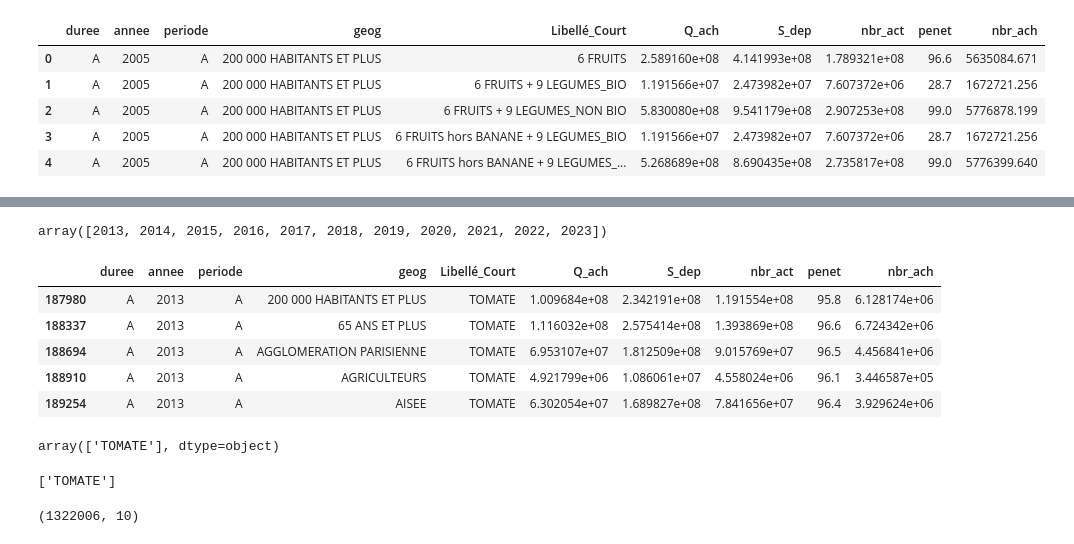
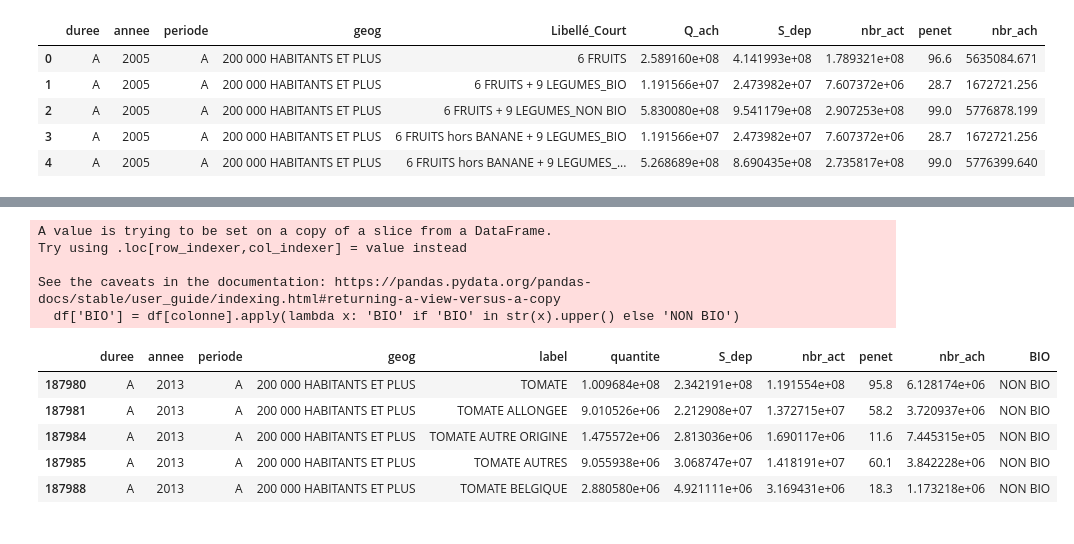
Before and after one commit to fpetitit/hackathon-alimentation, a Jupyter notebook: Hackaton.ipynb, the cells around one changed output, grey strips where cells are left out. Cells and saved outputs as stored; diff of their text form; code cells hidden in the pictures.

```diff
--- a/Hackaton.ipynb
+++ b/Hackaton.ipynb
@@ -15,7 +15,8 @@ df.head()
 | 3 | A | 2005 | A | 200 000 HABITANTS ET PLUS | 6 FRUITS hors BANANE + 9 LEGUMES_BIO | 1.191566e+07 | 2.473982e+07 | 7.607372e+06 | 28.7 | 1672721.256 |
 | 4 | A | 2005 | A | 200 000 HABITANTS ET PLUS | 6 FRUITS hors BANANE + 9 LEGUMES_... | 5.268689e+08 | 8.690435e+08 | 2.735817e+08 | 99.0 | 5776399.640 |
 # %%
-df = df.rename(columns={'Libellé_Court': 'label'})
+df = df.rename(columns={'Libellé_Court': 'label', 'Q_ach' : 'quantite'})
+df = df[df.annee >= 2013]
 # %%
 df.info()
 # %% [output]
@@ -39,8 +40,3 @@ memory usage: 204.4+ MB
-# %%
-def find_tomate(df, colonne='label'):
-  regex = fr'\b{str}(?:es?|_[A-Za-z]+)?\b'
-  resultats = df[df[colonne].str.contains(regex, flags=re.IGNORECASE, na=False)]
-  return resultats
 # %%
 df.shape
 # %% [output]
@@ -87,4 +43,0 @@ df_last_ten_years.shape
-# %%
-df_last_ten_years.annee.unique()
-# %% [output]
-array([2013, 2014, 2015, 2016, 2017, 2018, 2019, 2020, 2021, 2022, 2023])
@@ -98,13 +44,47 @@ df_filtre = create_df_only_tomatoes(df_last_ten_years)
+# %%
+def find_tomate(df, colonne='label'):
+  regex = r'\btomate(?:s?|_[A-Za-z0-9]+)?\b'
+  resultats = df[df[colonne].str.contains(regex, flags=re.IGNORECASE, na=False)]
+  return resultats
+
+def nettoyer_libelle(df, colonne='label', remplace_underscore=True, supprime_non_bio=True, remplace_espaces=True, supprime_espace_fin=True):
+    if remplace_underscore:
+        df.loc[:, colonne] = df[colonne].str.replace('_', ' ', regex=False)
+
+    if supprime_non_bio:
+        df.loc[:, colonne] = df[colonne].str.replace('NON BIO', '', regex=False)
+
+    if remplace_espaces:
+        df.loc[:, colonne] = df[colonne].str.replace(r'\s{2,}', ' ', regex=True)
+
+    if supprime_espace_fin:
+        df.loc[:, colonne] = df[colonne].str.rstrip()
+
+    return df
+
+def separer_tomates(df, colonne='label'):
+    df['BIO'] = df[colonne].apply(lambda x: 'BIO' if 'BIO' in str(x).upper() else 'NON BIO')
+    #df.loc[:,colonne] = df[:,colonne].apply(lambda x: True if 'BIO' in str(x).upper() else False)
+    #df_bio = df[df[colonne].str.contains('BIO', flags=re.IGNORECASE, na=False)]
+    #df_non_bio = df[~df[colonne].str.contains('BIO', flags=re.IGNORECASE, na=False)]
+    return df #, df_bio, df_non_bio
+# %%
+df_tomate = find_tomate(df)
+df_tomate = nettoyer_libelle(df_tomate)
+test = separer_tomates(df_tomate, colonne='label')
+#test, df_bio, df_non_bio = separer_tomates(df_tomate, colonne='label')
+# %% [output]
+A value is trying to be set on a copy of a slice from a DataFrame.
+Try using .loc[row_indexer,col_indexer] = value instead
+
+See the caveats in the documentation: https://pandas.pydata.org/pandas-docs/stable/user_guide/indexing.html#returning-a-view-versus-a-copy
+  df['BIO'] = df[colonne].apply(lambda x: 'BIO' if 'BIO' in str(x).upper() else 'NON BIO')
 # %%
-df_filtre.head()
+test.head()
 # %% [output]
-|  | duree | annee | periode | geog | Libellé_Court | Q_ach | S_dep | nbr_act | penet | nbr_ach |
-| 187980 | A | 2013 | A | 200 000 HABITANTS ET PLUS | TOMATE | 1.009684e+08 | 2.342191e+08 | 1.191554e+08 | 95.8 | 6.128174e+06 |
-| 188337 | A | 2013 | A | 65 ANS ET PLUS | TOMATE | 1.116032e+08 | 2.575414e+08 | 1.393869e+08 | 96.6 | 6.724342e+06 |
-| 188694 | A | 2013 | A | AGGLOMERATION PARISIENNE | TOMATE | 6.953107e+07 | 1.812509e+08 | 9.015769e+07 | 96.5 | 4.456841e+06 |
-| 188910 | A | 2013 | A | AGRICULTEURS | TOMATE | 4.921799e+06 | 1.086061e+07 | 4.558024e+06 | 96.1 | 3.446587e+05 |
-| 189254 | A | 2013 | A | AISEE | TOMATE | 6.302054e+07 | 1.689827e+08 | 7.841656e+07 | 96.4 | 3.929624e+06 |
+|  | duree | annee | periode | geog | label | quantite | S_dep | nbr_act | penet | nbr_ach | BIO |
+| 187980 | A | 2013 | A | 200 000 HABITANTS ET PLUS | TOMATE | 1.009684e+08 | 2.342191e+08 | 1.191554e+08 | 95.8 | 6.128174e+06 | NON BIO |
+| 187981 | A | 2013 | A | 200 000 HABITANTS ET PLUS | TOMATE ALLONGEE | 9.010526e+06 | 2.212908e+07 | 1.372715e+07 | 58.2 | 3.720937e+06 | NON BIO |
+| 187984 | A | 2013 | A | 200 000 HABITANTS ET PLUS | TOMATE AUTRE ORIGINE | 1.475572e+06 | 2.813036e+06 | 1.690117e+06 | 11.6 | 7.445315e+05 | NON BIO |
+| 187985 | A | 2013 | A | 200 000 HABITANTS ET PLUS | TOMATE AUTRES | 9.055938e+06 | 3.068747e+07 | 1.418191e+07 | 60.1 | 3.842228e+06 | NON BIO |
+| 187988 | A | 2013 | A | 200 000 HABITANTS ET PLUS | TOMATE BELGIQUE | 2.880580e+06 | 4.921111e+06 | 3.169431e+06 | 18.3 | 1.173218e+06 | NON BIO |
-# %%
-df_filtre["Libellé_Court"].unique()
-# %% [output]
-array(['TOMATE'], dtype=object)
@@ -117,8 +90,0 @@ def find_tomate(df, colonne='Libellé_Court', str = 'tomate'):
-# %%
-test = find_tomate(df, colonne='Libellé_Court', str = 'tomate')
-# %% [output]
-['TOMATE']
-# %%
-df.shape
-# %% [output]
-(1322006, 10)
```
Also changed, not shown: parts of 20 cells of this notebook.
